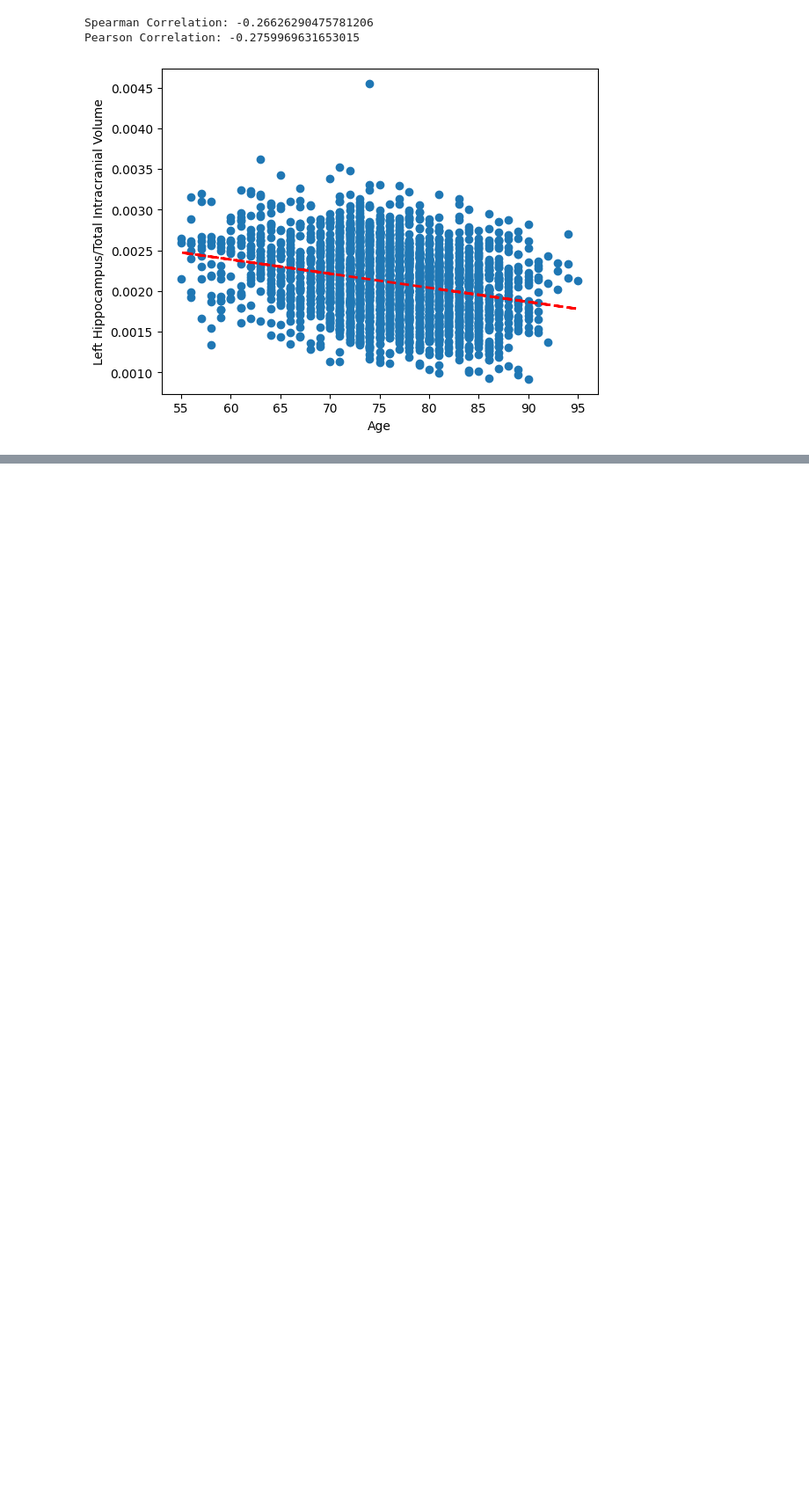
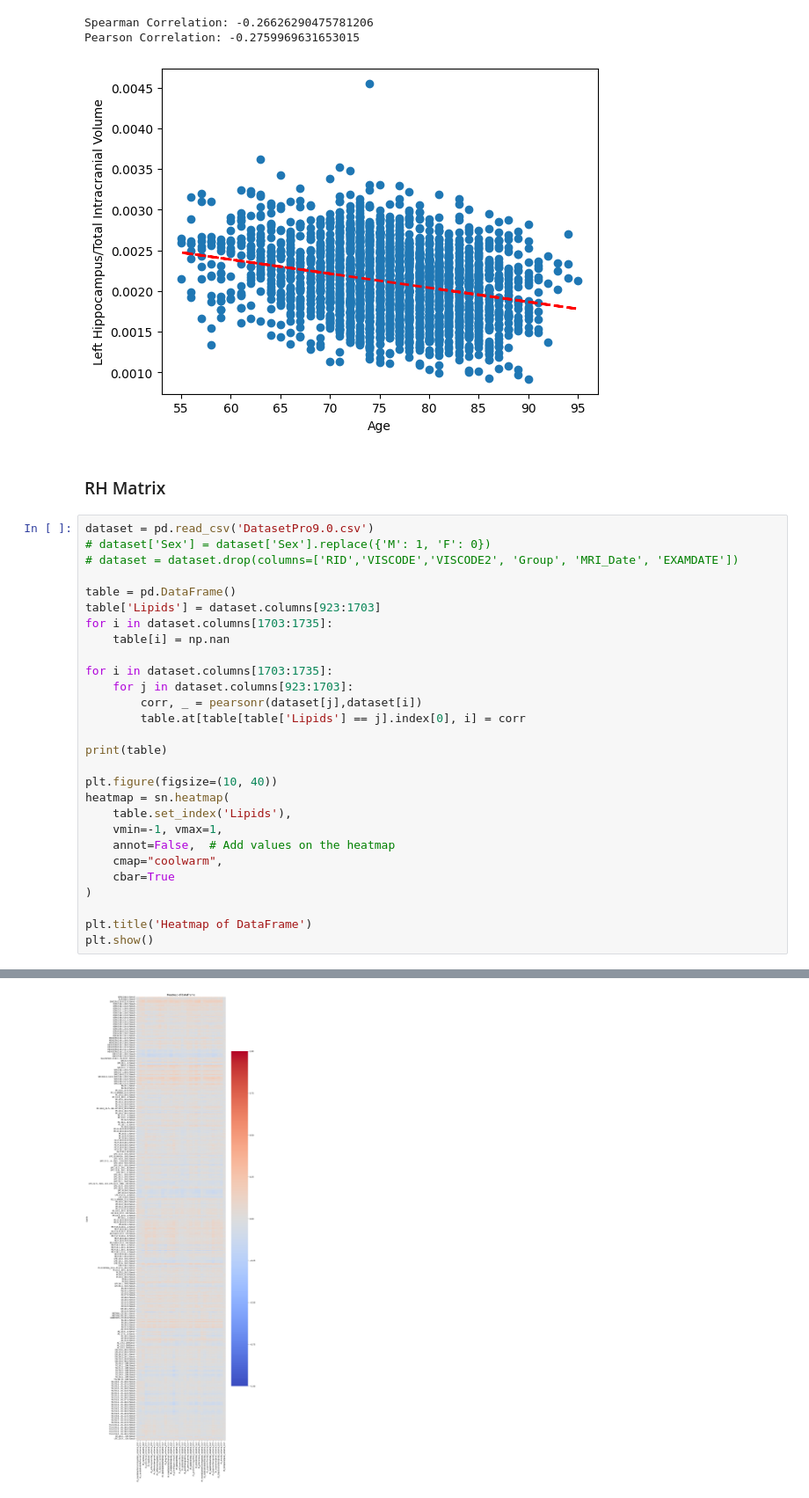
Before and after one commit to ciaranmcevoy07/Tese_Ciaran_McEvoy, a Jupyter notebook: Correlations.ipynb, the cells around one changed output, grey strips where cells are left out. Shown at 88% size. Saved outputs shown, nothing was run; the diff lists cells and outputs as text; blank space fills up the shorter version.

```diff
--- a/Correlations.ipynb
+++ b/Correlations.ipynb
@@ -390,3 +390,34 @@ plt.show()
 Spearman Correlation: -0.26626290475781206
 Pearson Correlation: -0.2759969631653015
 [figure]
+# %% [markdown]
+### RH Matrix
+# %%
+dataset = pd.read_csv('DatasetPro9.0.csv')
+# dataset['Sex'] = dataset['Sex'].replace({'M': 1, 'F': 0})
+# dataset = dataset.drop(columns=['RID','VISCODE','VISCODE2', 'Group', 'MRI_Date', 'EXAMDATE'])
+
+table = pd.DataFrame()
+table['Lipids'] = dataset.columns[923:1703]
+for i in dataset.columns[1703:1735]:
+    table[i] = np.nan
+
+for i in dataset.columns[1703:1735]:
+    for j in dataset.columns[923:1703]:
+        corr, _ = pearsonr(dataset[j],dataset[i])
+        table.at[table[table['Lipids'] == j].index[0], i] = corr
+
+print(table)
+
+plt.figure(figsize=(10, 40))
+heatmap = sn.heatmap(
+    table.set_index('Lipids'),
+    vmin=-1, vmax=1,
+    annot=False,  # Add values on the heatmap
+    cmap="coolwarm",
+    cbar=True
+)
+
+plt.title('Heatmap of DataFrame')
+plt.show()
+# %% [output]
@@ -392,0 +441 @@ Pearson Correlation: -0.2759969631653015
+[figure, added]
```
Also changed, not shown: parts of 2 cells of this notebook, 5 other files.
